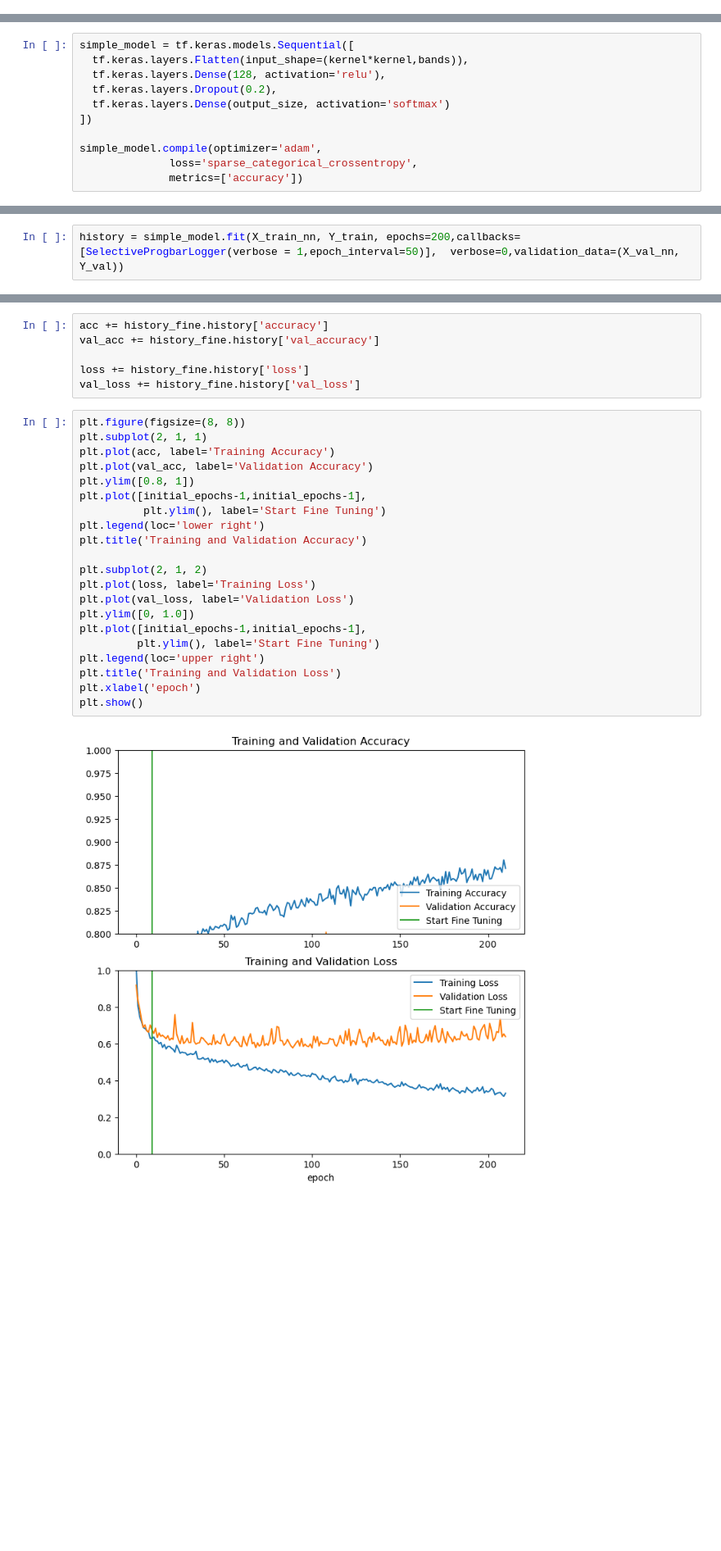
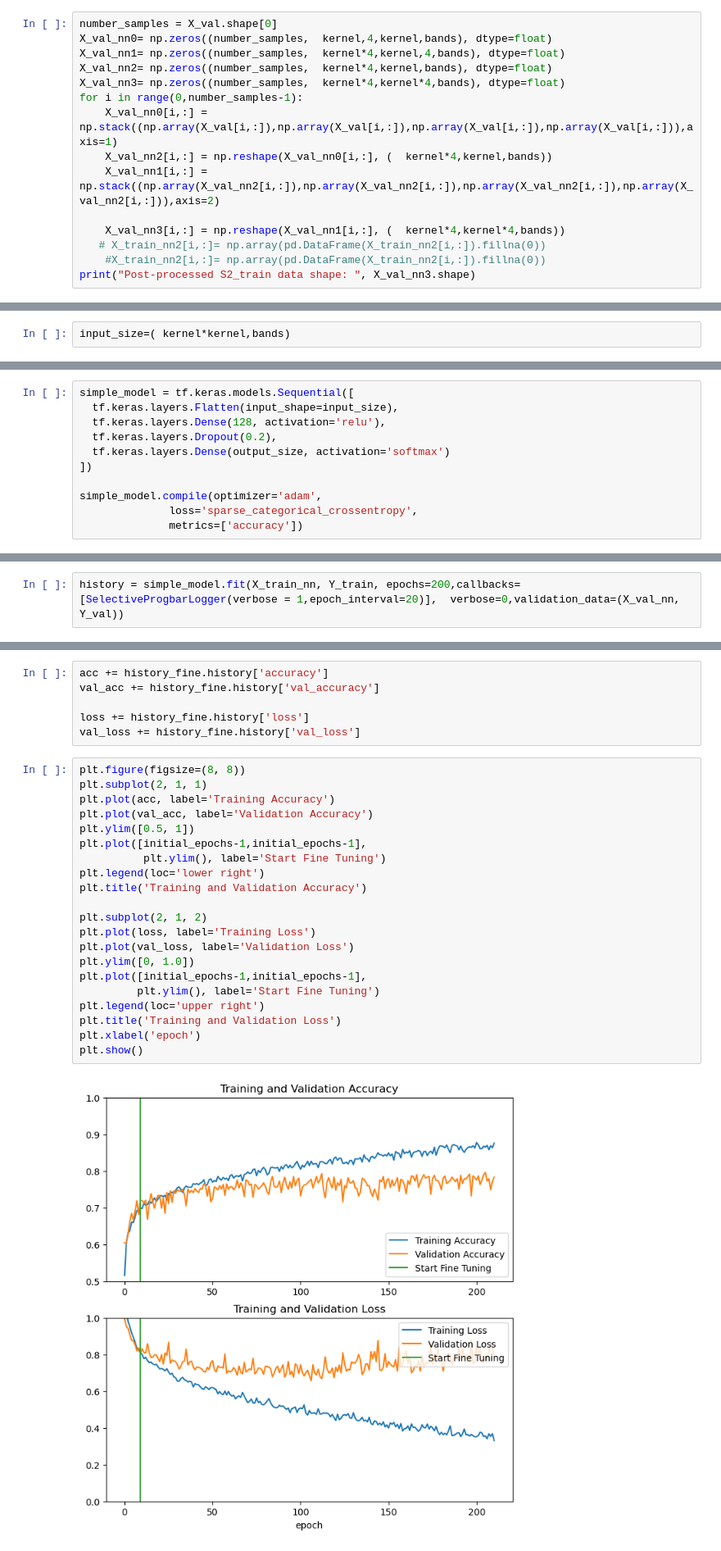
Before and after one commit to SiruiWang0731/Tree-species-classification, a Jupyter notebook: tree_classification_NN.ipynb, the cells around one changed output, grey strips where cells are left out. Shown: that part at 82% size. Saved outputs shown, nothing was run; the diff lists cells and outputs as text; blank space fills up the shorter version.

```diff
--- a/tree_classification_NN.ipynb
+++ b/tree_classification_NN.ipynb
@@ -157,0 +175,15 @@ Post-processed S2_train data shape:  (2760, 81, 40)
+# %%
+number_samples = X_val.shape[0]
+X_val_nn0= np.zeros((number_samples,  kernel,4,kernel,bands), dtype=float)
+X_val_nn1= np.zeros((number_samples,  kernel*4,kernel,4,bands), dtype=float)
+X_val_nn2= np.zeros((number_samples,  kernel*4,kernel,bands), dtype=float)
+X_val_nn3= np.zeros((number_samples,  kernel*4,kernel*4,bands), dtype=float)
+for i in range(0,number_samples-1):
+    X_val_nn0[i,:] = np.stack((np.array(X_val[i,:]),np.array(X_val[i,:]),np.array(X_val[i,:]),np.array(X_val[i,:])),axis=1)
+    X_val_nn2[i,:] = np.reshape(X_val_nn0[i,:], (  kernel*4,kernel,bands))
+    X_val_nn1[i,:] = np.stack((np.array(X_val_nn2[i,:]),np.array(X_val_nn2[i,:]),np.array(X_val_nn2[i,:]),np.array(X_val_nn2[i,:])),axis=2)
+
+    X_val_nn3[i,:] = np.reshape(X_val_nn1[i,:], (  kernel*4,kernel*4,bands))
+   # X_train_nn2[i,:]= np.array(pd.DataFrame(X_train_nn2[i,:]).fillna(0))
+    #X_train_nn2[i,:]= np.array(pd.DataFrame(X_train_nn2[i,:]).fillna(0))
+print("Post-processed S2_train data shape: ", X_val_nn3.shape)
@@ -158,3 +192,5 @@ Post-processed S2_train data shape:  (2760, 81, 40)
+# %%
+input_size=( kernel*kernel,bands)
 # %%
 number_samples = X_val.shape[0]
 X_val_nn= np.zeros((number_samples,   kernel*kernel,bands), dtype=float)
@@ -167,6 +203,6 @@ Post-processed S2_train data shape:  (690, 81, 40)
 # %%
 simple_model = tf.keras.models.Sequential([
-  tf.keras.layers.Flatten(input_shape=(kernel*kernel,bands)),
+  tf.keras.layers.Flatten(input_shape=input_size),
   tf.keras.layers.Dense(128, activation='relu'),
   tf.keras.layers.Dropout(0.2),
   tf.keras.layers.Dense(output_size, activation='softmax')
@@ -190,6 +226,6 @@ class SelectiveProgbarLogger(tf.keras.callbacks.ProgbarLogger):
         )
         super().on_epoch_begin(epoch, *args, **kwargs)
 # %%
-history = simple_model.fit(X_train_nn, Y_train, epochs=200,callbacks=[SelectiveProgbarLogger(verbose = 1,epoch_interval=50)],  verbose=0,validation_data=(X_val_nn, Y_val))
+history = simple_model.fit(X_train_nn, Y_train, epochs=200,callbacks=[SelectiveProgbarLogger(verbose = 1,epoch_interval=20)],  verbose=0,validation_data=(X_val_nn, Y_val))
 # %% [output]
 Epoch 1/200
@@ -285,26 +333,26 @@ val_loss += history_fine.history['val_loss']
 # %%
 plt.figure(figsize=(8, 8))
 plt.subplot(2, 1, 1)
 plt.plot(acc, label='Training Accuracy')
 plt.plot(val_acc, label='Validation Accuracy')
-plt.ylim([0.8, 1])
+plt.ylim([0.5, 1])
 plt.plot([initial_epochs-1,initial_epochs-1],
           plt.ylim(), label='Start Fine Tuning')
 plt.legend(loc='lower right')
 plt.title('Training and Validation Accuracy')
 
 plt.subplot(2, 1, 2)
 plt.plot(loss, label='Training Loss')
 plt.plot(val_loss, label='Validation Loss')
 plt.ylim([0, 1.0])
 plt.plot([initial_epochs-1,initial_epochs-1],
          plt.ylim(), label='Start Fine Tuning')
 plt.legend(loc='upper right')
 plt.title('Training and Validation Loss')
 plt.xlabel('epoch')
 plt.show()
 # %% [output]
-[figure, old version]
+[figure, new version]
 # %%
 loss, accuracy = simple_model.evaluate(X_val_nn,Y_val)
 print('Test accuracy :', accuracy)
```
Also changed, not shown: parts of 38 cells of this notebook.
